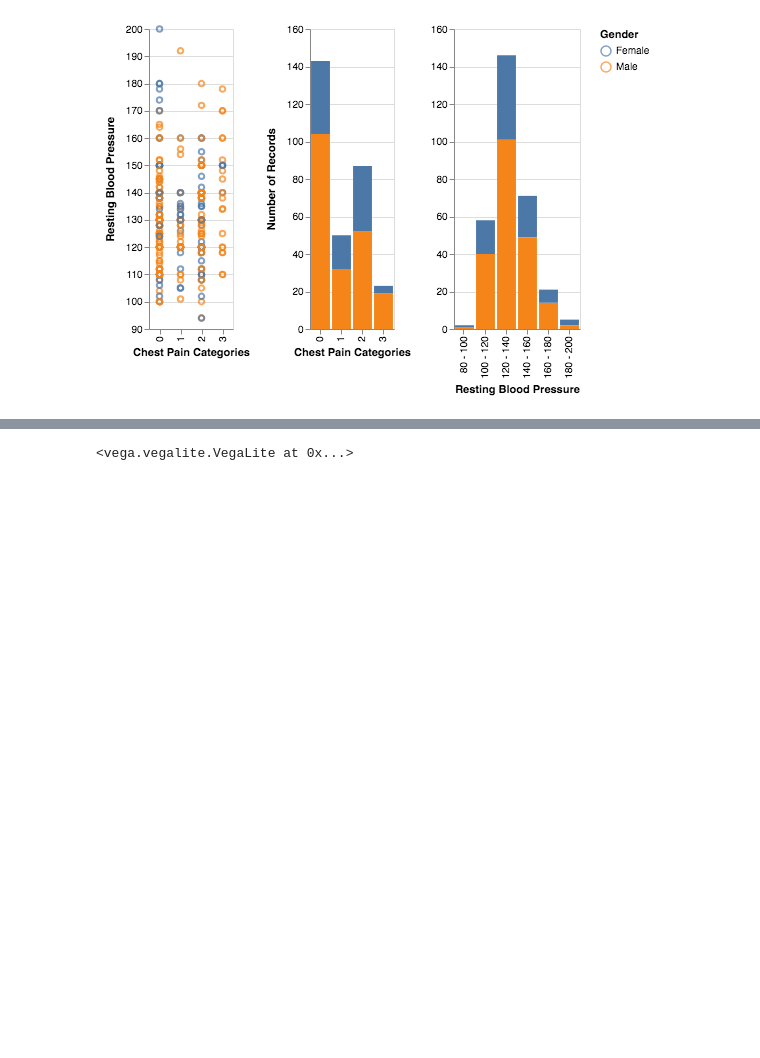
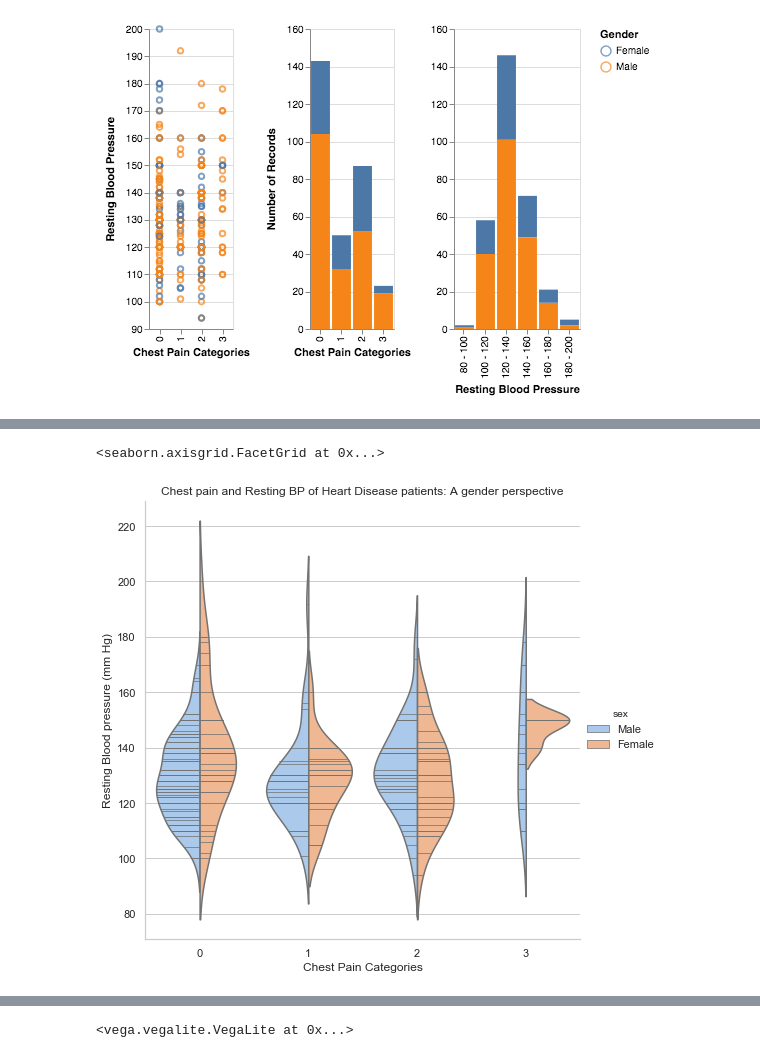
Before and after one commit to sarthakbatragatech/MedicalViz, a Jupyter notebook: HeartDisease.ipynb, the cells around one changed output, grey strips where cells are left out. Cells and saved outputs as stored; diff of their text form; code cells hidden in the pictures; blank space fills up the shorter version.

```diff
--- a/HeartDisease.ipynb
+++ b/HeartDisease.ipynb
@@ -119 +109,8 @@ sns.catplot(x="day", y="total_bill", hue="sex",
+# %%
+g = sns.catplot(x="cp", y="trestbps", hue="sex",
+            kind="violin", split=True, inner="stick", palette="pastel", data=temp_df, height=7)
+g.set(xlabel='Chest Pain Categories', ylabel='Resting Blood pressure (mm Hg)', title="Chest pain and Resting BP of Heart Disease patients: A gender perspective")
+# %% [output]
+<seaborn.axisgrid.FacetGrid at 0x...>
+[figure, added]
 # %%
```
Also changed, not shown: parts of 6 cells of this notebook, 5 other files.
